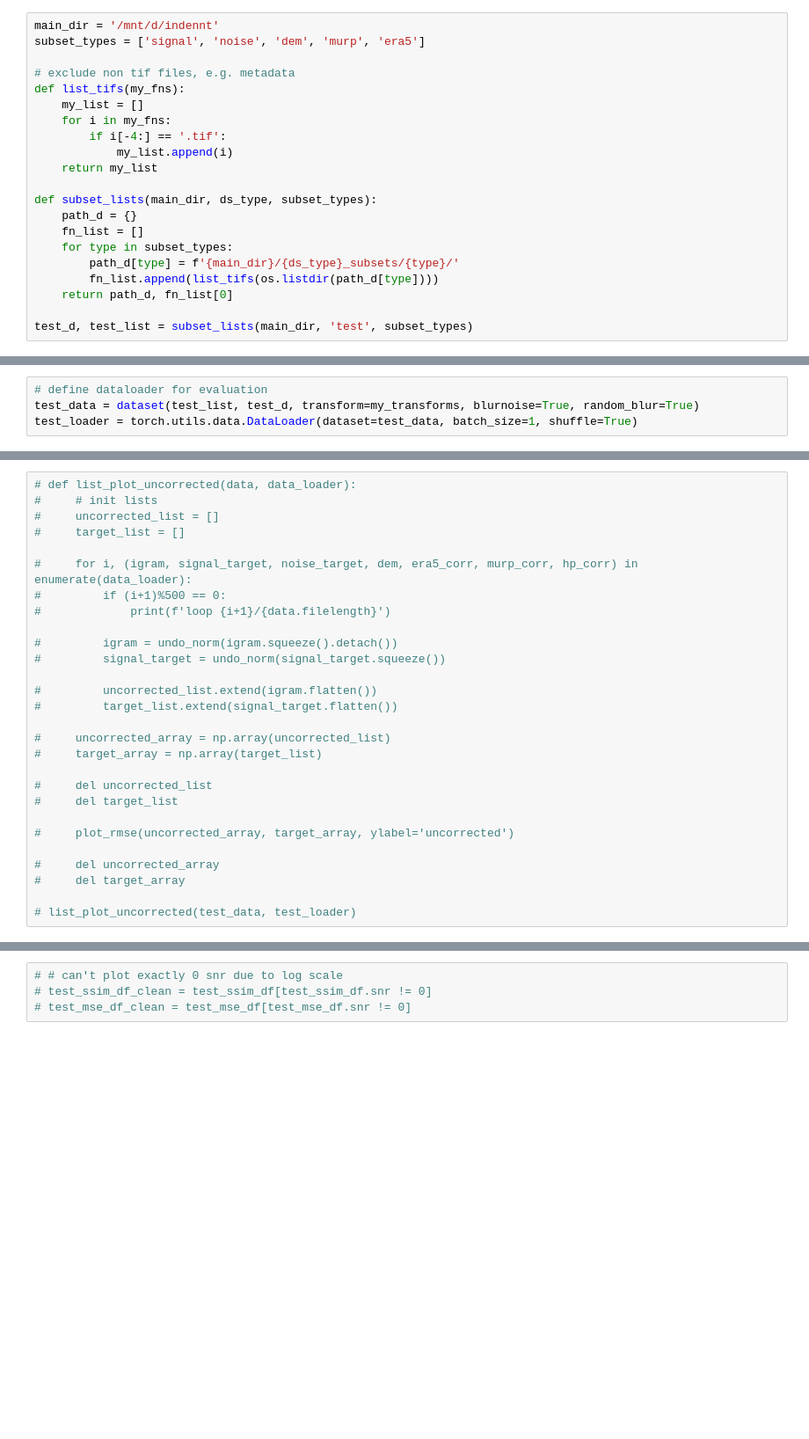
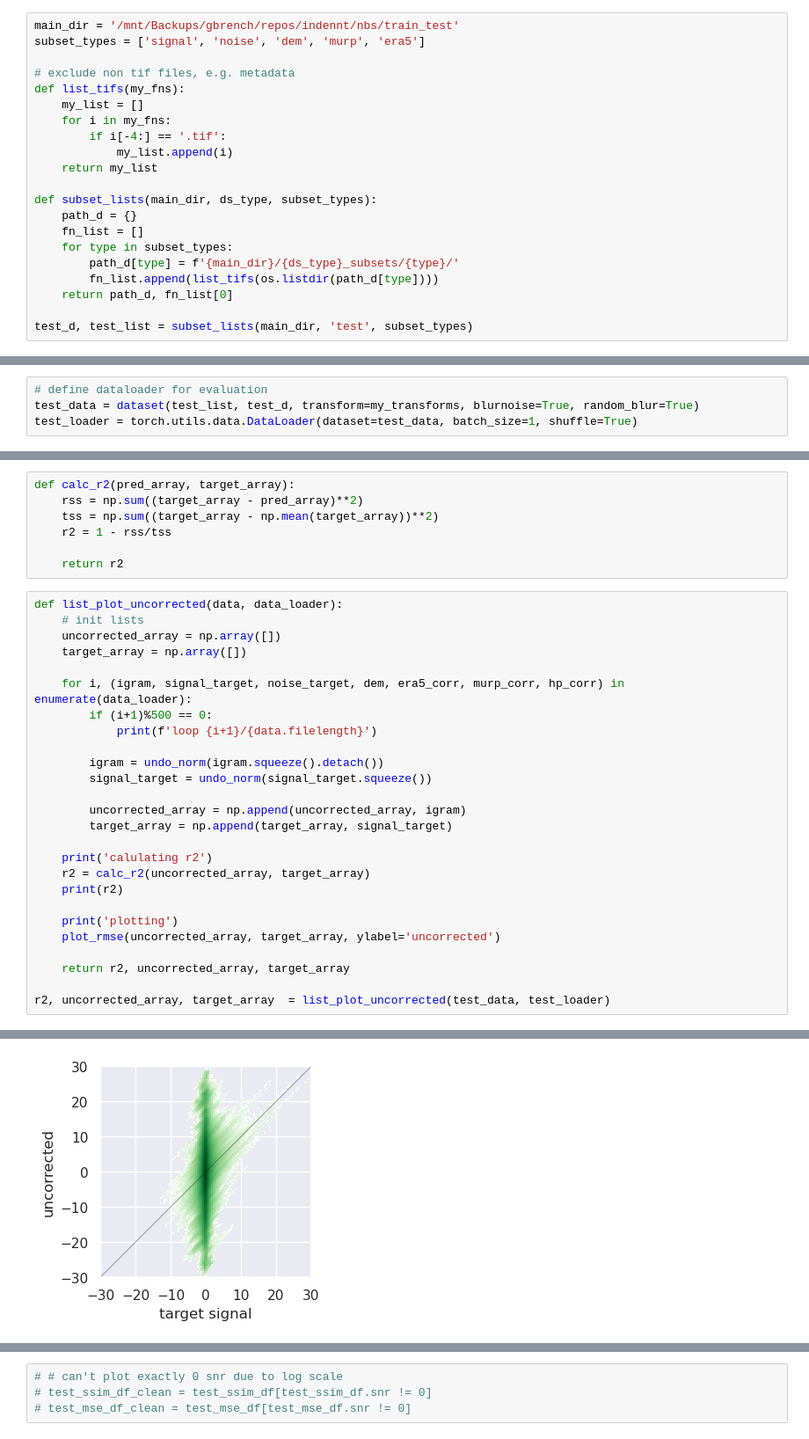
Before and after one commit to gbrencher/indennt, a Jupyter notebook: nbs/train_test/07test.ipynb, the cells around one changed output, grey strips where cells are left out. Shown: that part at 88% size. Saved outputs shown, nothing was run; the diff lists cells and outputs as text; blank space fills up the shorter version.

```diff
--- a/nbs/train_test/07test.ipynb
+++ b/nbs/train_test/07test.ipynb
@@ -24,7 +25,7 @@ import pickle
 # %% [markdown]
 ### Set up data
 # %%
-main_dir = '/mnt/d/indennt'
+main_dir = '/mnt/Backups/gbrench/repos/indennt/nbs/train_test'
 subset_types = ['signal', 'noise', 'dem', 'murp', 'era5']
 
 # exclude non tif files, e.g. metadata
@@ -647,28 +647,34 @@ mean snr of images: 0.19964342 stdev of SNR of images: 0.27056625
+# %%
+def calc_r2(pred_array, target_array):
+    rss = np.sum((target_array - pred_array)**2)
+    tss = np.sum((target_array - np.mean(target_array))**2)
+    r2 = 1 - rss/tss
+
+    return r2
 # %%
-# def list_plot_uncorrected(data, data_loader):
-#     # init lists
-#     uncorrected_list = []
-#     target_list = []
+def list_plot_uncorrected(data, data_loader):
+    # init lists
+    uncorrected_array = np.array([])
+    target_array = np.array([])
 
-#     for i, (igram, signal_target, noise_target, dem, era5_corr, murp_corr, hp_corr) in enumerate(data_loader):
-#         if (i+1)%500 == 0:
-#             print(f'loop {i+1}/{data.filelength}')
+    for i, (igram, signal_target, noise_target, dem, era5_corr, murp_corr, hp_corr) in enumerate(data_loader):
+        if (i+1)%500 == 0:
+            print(f'loop {i+1}/{data.filelength}')
 
-#         igram = undo_norm(igram.squeeze().detach())
-#         signal_target = undo_norm(signal_target.squeeze())
+        igram = undo_norm(igram.squeeze().detach())
+        signal_target = undo_norm(signal_target.squeeze())
 
-#         uncorrected_list.extend(igram.flatten())
-#         target_list.extend(signal_target.flatten())
+        uncorrected_array = np.append(uncorrected_array, igram)
+        target_array = np.append(target_array, signal_target)
 
-#     uncorrected_array = np.array(uncorrected_list)
-#     target_array = np.array(target_list)
+    print('calulating r2')
+    r2 = calc_r2(uncorrected_array, target_array)
+    print(r2)
 
-#     del uncorrected_list
-#     del target_list
+    print('plotting')
+    plot_rmse(uncorrected_array, target_array, ylabel='uncorrected')
 
-#     plot_rmse(uncorrected_array, target_array, ylabel='uncorrected')
+    return r2, uncorrected_array, target_array
 
-#     del uncorrected_array
-#     del target_array
-
-# list_plot_uncorrected(test_data, test_loader)
+r2, uncorrected_array, target_array  = list_plot_uncorrected(test_data, test_loader)
+# %% [output]
@@ -675 +689,2 @@ mean snr of images: 0.19964342 stdev of SNR of images: 0.27056625
+[figure, added]
 # %%
```
Also changed, not shown: parts of 18 cells of this notebook.
